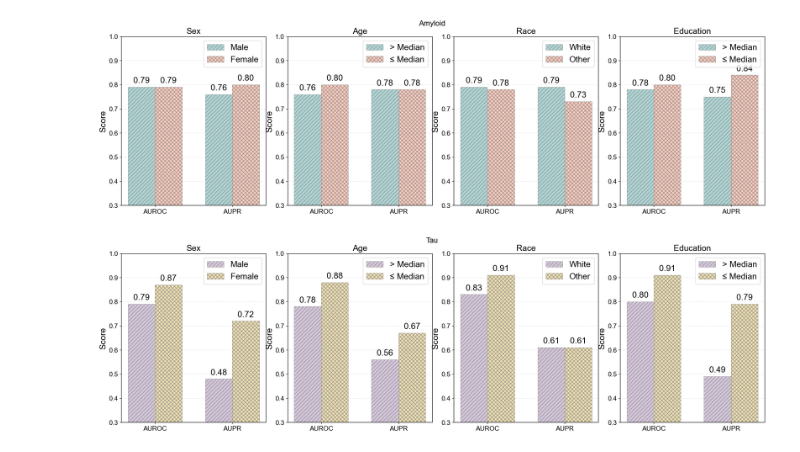
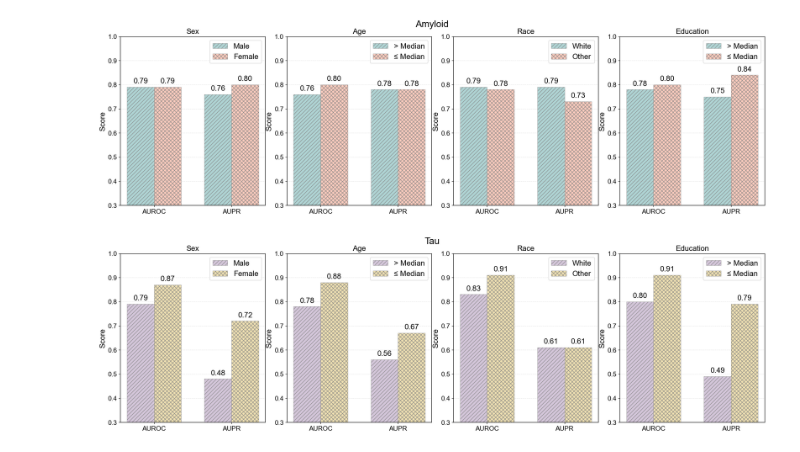
Before and after one commit to vkola-lab/ncomms2025, a Jupyter notebook: figures/efig1.ipynb, the cells around one changed output. Drawn from its saved outputs; the diff is of its cells as text; code cells hidden in the pictures.

Commit message:
updating extended figure 1 files

```diff
--- a/figures/efig1.ipynb
+++ b/figures/efig1.ipynb
@@ -93,16 +24,0 @@ perf_dict_tau
-# %%
-rows = []
-for subgroup, categories in perf_dict_amy.items():
-    for category, metrics in categories.items():
-        rows.append({'Subgroup': subgroup, 'Category': category, 'AUROC': metrics['AUROC'], 'AUPR': metrics['AUPR'], "Label" : "amy_label"})
-
-df1 = pd.DataFrame(rows)
-
-rows = []
-for subgroup, categories in perf_dict_tau.items():
-    for category, metrics in categories.items():
-        rows.append({'Subgroup': subgroup, 'Category': category, 'AUROC': metrics['AUROC'], 'AUPR': metrics['AUPR'], "Label" : "tau_label"})
-
-df2 = pd.DataFrame(rows)
-
-data = pd.concat([df1, df2], axis=0).reset_index(drop=True)
@@ -131,3 +25,5 @@ df = data.copy()
+# %%
+df = pd.read_csv("./source_data/efig1.csv")
 # %%
 import numpy as np
 import matplotlib.pyplot as plt
@@ -154,7 +50,7 @@ hatches = {
 # Gray color for hatching
 hatch_color = '#808080'
 
-fontsizes = 18
+fontsizes = 16
 tick_fontsize = 14
 
 def create_model_subplots(model_data, model_name, colors, y_min, y_max, filename):
@@ -213,33 +109,33 @@ def create_model_subplots(model_data, model_name, colors, y_min, y_max, filename
 
         for j, bar in enumerate(cat2_bars):
             height = bar.get_height()
             ax.text(bar.get_x() + bar.get_width()/2., height + 0.01,
                    f"{height:.2f}", ha='center', va='bottom', fontsize=fontsizes)
 
         ax.set_ylabel('Score', fontsize=fontsizes)
         ax.set_title(f'{subgroup_labels[subgroup]}', fontsize=fontsizes)
 
         ax.set_ylim(y_min, y_max)
 
         ax.set_xticks(x)
         ax.set_xticklabels(['AUROC', 'AUPR'], fontsize=tick_fontsize)
 
         ax.tick_params(axis='y', labelsize=tick_fontsize)
 
         ax.grid(axis='y', linestyle='--', alpha=0.3)
 
         ax.legend(loc='upper right', fontsize=fontsizes)
 
-    fig.suptitle(f'{model_name}', fontsize=16, y=0.98)
+    fig.suptitle(f'{model_name}', fontsize=20, y=0.98)
 
     plt.tight_layout()
     plt.subplots_adjust(wspace=0.15, top=0.9)
 
     plt.savefig(filename, dpi=300, bbox_inches='tight')
     plt.show()
 
 create_model_subplots(amy_data, 'Amyloid', amyloid_colors, 0.3, 1, 'pdf_plots/efig1a.pdf')
 create_model_subplots(tau_data, 'Tau', tau_colors, 0.3, 1, 'pdf_plots/efig1b.pdf')
 # %% [output]
-[figure, old version]
+[figure, new version]
-[figure, old version]
+[figure, new version]
```
Also changed, not shown: parts of 9 cells of this notebook, 11 other files.
